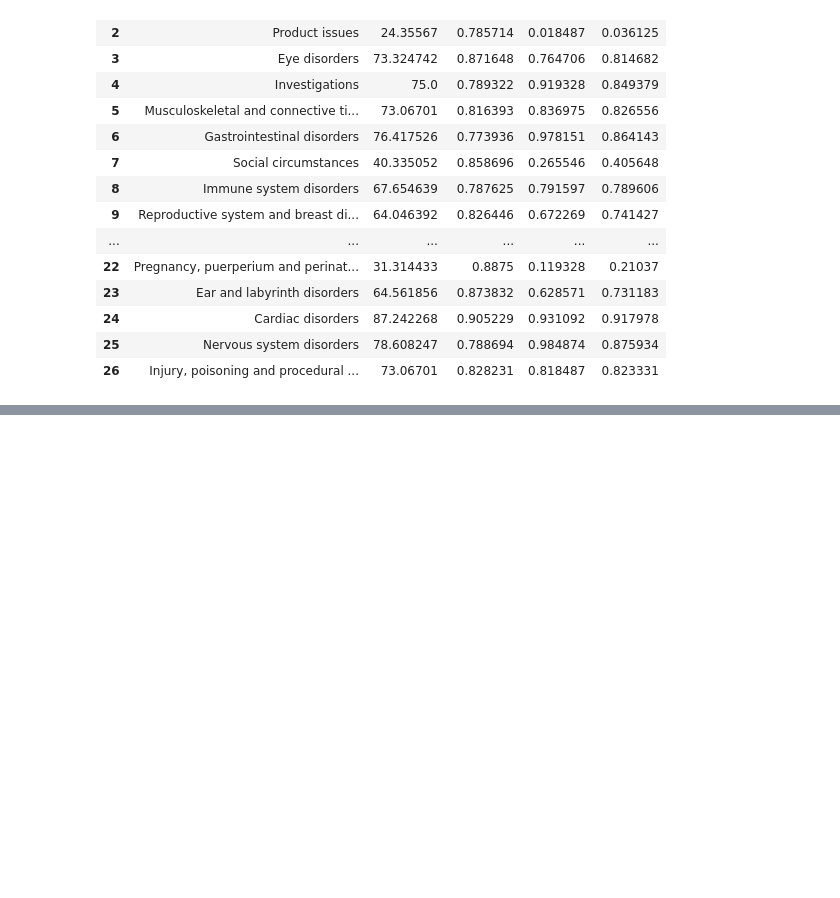
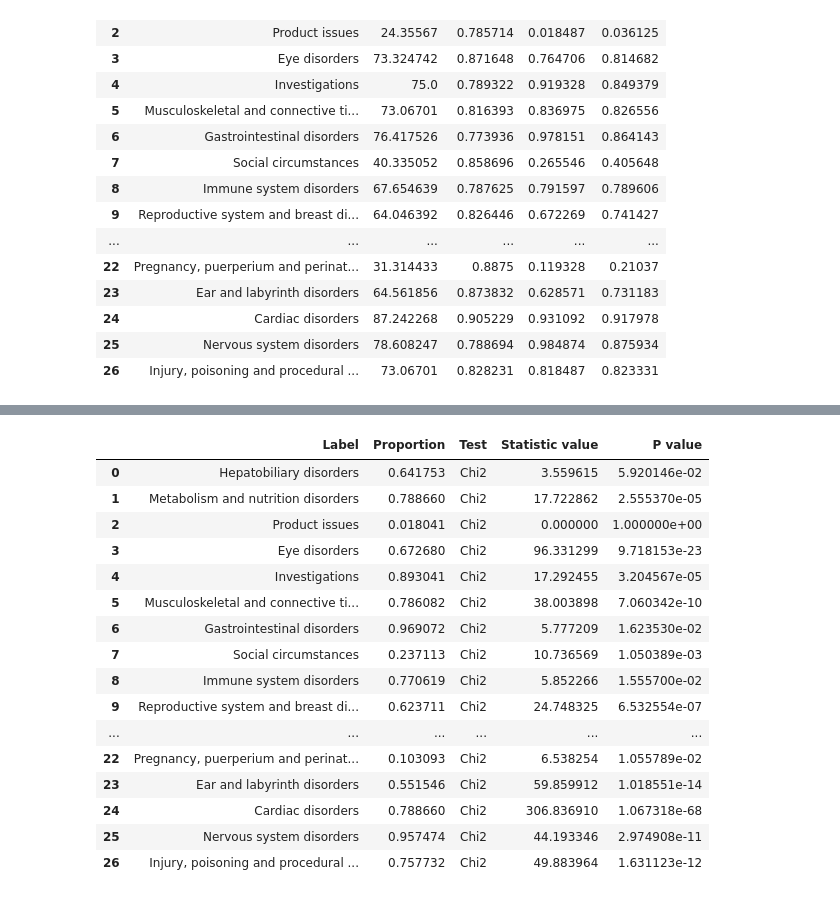
Before and after one commit to srijitseal/DICTrank, a Jupyter notebook: 12_Analyse_DICTrank/02_Predictive_SIDER_for_DICTrank.ipynb, the cells around one changed output, grey strips where cells are left out. Cells and saved outputs as stored; diff of their text form; code cells hidden in the pictures; blank space fills up the shorter version.

```diff
--- a/12_Analyse_DICTrank/02_Predictive_SIDER_for_DICTrank.ipynb
+++ b/12_Analyse_DICTrank/02_Predictive_SIDER_for_DICTrank.ipynb
@@ -247,0 +248,56 @@ plt.show()
+# %%
+import pandas as pd
+import matplotlib.pyplot as plt
+import seaborn as sns
+from scipy.stats import chi2_contingency
+
+# Set a colorblind-friendly palette
+colors = sns.color_palette("colorblind")
+results = []
+
+for label in sider.columns[2:]:
+
+    # 1. Visualization
+
+    # Set a colorblind-friendly palette
+    colors = sns.color_palette("colorblind")
+    # Create a bar plot
+    #plt.figure(figsize=(4, 4), dpi=100)
+    #sns.set(style="white")  # Set the style
+
+    #ax = sns.barplot(x="DICT _ Concern", y=label, data=df, ci=None, palette=colors)
+
+    # Set labels and title
+    print(f'Proportion of {label}')
+    #ax.set_ylabel(f'Proportion of {label}', fontsize=12)
+    #ax.set_xlabel('DICT_class', fontsize=12)
+    #ax.set_title(f'Proportion of {label} across DICT_class', fontsize=14)
+
+    # Remove box line, set y-axis on the left
+    #ax.spines['top'].set_visible(False)
+    #ax.spines['right'].set_visible(False)
+    #ax.spines['left'].set_position(('outward', 10))
+    #ax.yaxis.set_ticks_position('left')
+
+    #plt.show()
+
+    # 2.Tests
+
+    # Create a contingency table
+    contingency_table = pd.crosstab(merged_df["DICTrank"], merged_df[label])
+
+    # Perform the chi-squared test
+    chi2, p, _, _ = chi2_contingency(contingency_table)
+    results.append({
+            'Label': label,
+            'Proportion': merged_df[label].mean(),
+            'Test': 'Chi2',
+            'Statistic value': chi2,
+            'P value': p
+    })
+
+
+
+results_df = pd.DataFrame(results)
+results_df
+# %% [output]
@@ -247,0 +321,17 @@ plt.show()
+|  | Label | Proportion | Test | Statistic value | P value |
+| 0 | Hepatobiliary disorders | 0.641753 | Chi2 | 3.559615 | 5.920146e-02 |
+| 1 | Metabolism and nutrition disorders | 0.788660 | Chi2 | 17.722862 | 2.555370e-05 |
+| 2 | Product issues | 0.018041 | Chi2 | 0.000000 | 1.000000e+00 |
+| 3 | Eye disorders | 0.672680 | Chi2 | 96.331299 | 9.718153e-23 |
+| 4 | Investigations | 0.893041 | Chi2 | 17.292455 | 3.204567e-05 |
+| 5 | Musculoskeletal and connective ti... | 0.786082 | Chi2 | 38.003898 | 7.060342e-10 |
+| 6 | Gastrointestinal disorders | 0.969072 | Chi2 | 5.777209 | 1.623530e-02 |
+| 7 | Social circumstances | 0.237113 | Chi2 | 10.736569 | 1.050389e-03 |
+| 8 | Immune system disorders | 0.770619 | Chi2 | 5.852266 | 1.555700e-02 |
+| 9 | Reproductive system and breast di... | 0.623711 | Chi2 | 24.748325 | 6.532554e-07 |
+| ... | ... | ... | ... | ... | ... |
+| 22 | Pregnancy, puerperium and perinat... | 0.103093 | Chi2 | 6.538254 | 1.055789e-02 |
+| 23 | Ear and labyrinth disorders | 0.551546 | Chi2 | 59.859912 | 1.018551e-14 |
+| 24 | Cardiac disorders | 0.788660 | Chi2 | 306.836910 | 1.067318e-68 |
+| 25 | Nervous system disorders | 0.957474 | Chi2 | 44.193346 | 2.974908e-11 |
+| 26 | Injury, poisoning and procedural ... | 0.757732 | Chi2 | 49.883964 | 1.631123e-12 |
```
Also changed, not shown: parts of 4 cells of this notebook, 52 other files.
